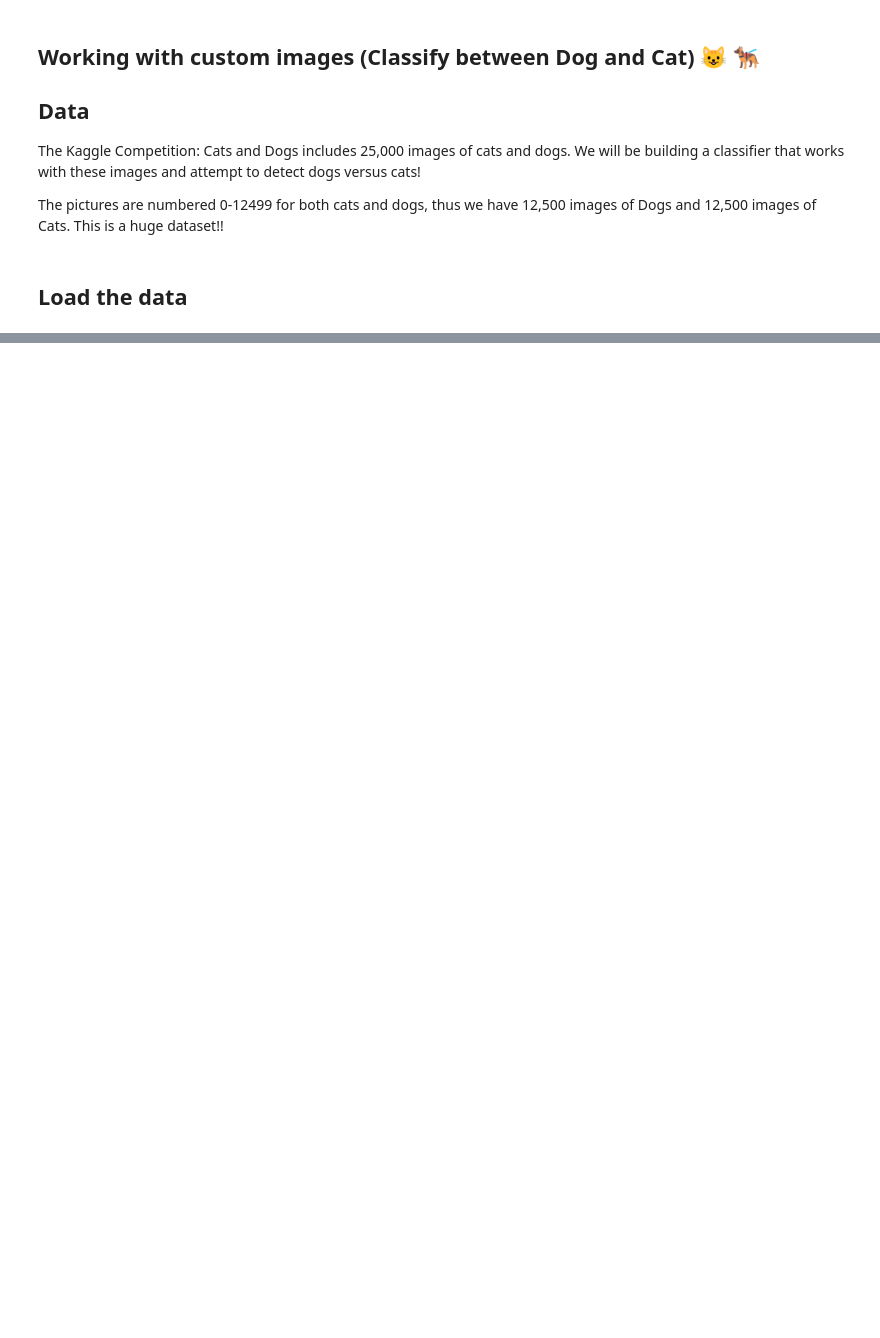
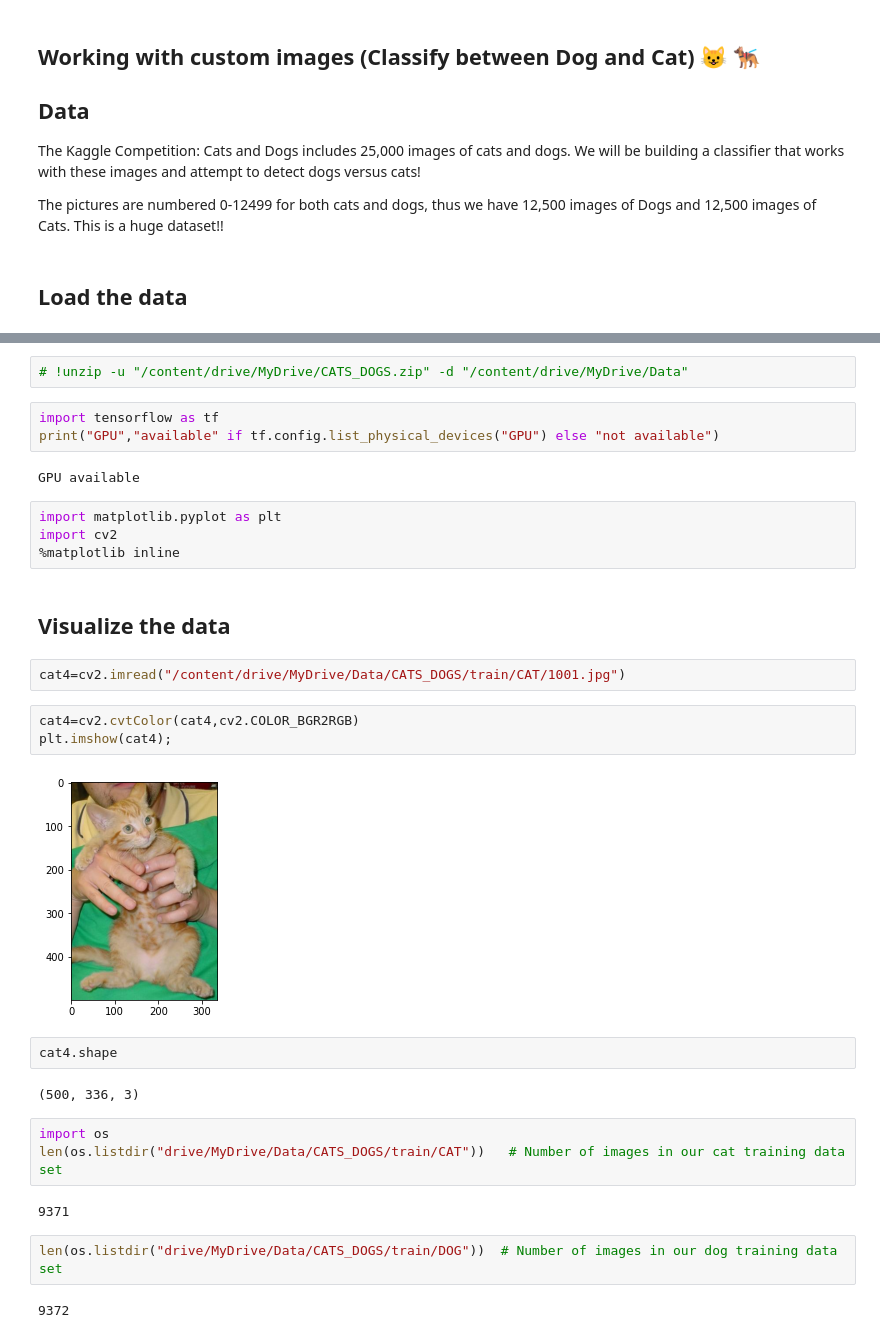
Before and after one commit to aryatomarAI/Computer-Vision-with-OpenCV-and-Deep-Learning, a Jupyter notebook: Deep-Learning-for-Computer-Vision/Deep_Learning_on_custom_images.ipynb, the cells around one changed output, grey strips where cells are left out. Drawn from its saved outputs; the diff is of its cells as text; blank space fills up the shorter version.

```diff
--- a/Deep-Learning-for-Computer-Vision/Deep_Learning_on_custom_images.ipynb
+++ b/Deep-Learning-for-Computer-Vision/Deep_Learning_on_custom_images.ipynb
@@ -16,0 +21,33 @@ Mounted at /content/drive
+# %%
+# !unzip -u "/content/drive/MyDrive/CATS_DOGS.zip" -d "/content/drive/MyDrive/Data"
+# %%
+import tensorflow as tf
+print("GPU","available" if tf.config.list_physical_devices("GPU") else "not available")
+# %% [output]
+GPU available
+# %%
+import matplotlib.pyplot as plt
+import cv2
+%matplotlib inline
+# %% [markdown]
+## Visualize the data
+# %%
+cat4=cv2.imread("/content/drive/MyDrive/Data/CATS_DOGS/train/CAT/1001.jpg")
+# %%
+cat4=cv2.cvtColor(cat4,cv2.COLOR_BGR2RGB)
+plt.imshow(cat4);
+# %% [output]
+[figure, added]
+# %%
+cat4.shape
+# %% [output]
+(500, 336, 3)
+# %%
+import os
+len(os.listdir("drive/MyDrive/Data/CATS_DOGS/train/CAT"))   # Number of images in our cat training data set
+# %% [output]
+9371
+# %%
+len(os.listdir("drive/MyDrive/Data/CATS_DOGS/train/DOG"))  # Number of images in our dog training data set
+# %% [output]
+9372
```
Also changed, not shown: parts of 22 cells of this notebook.
